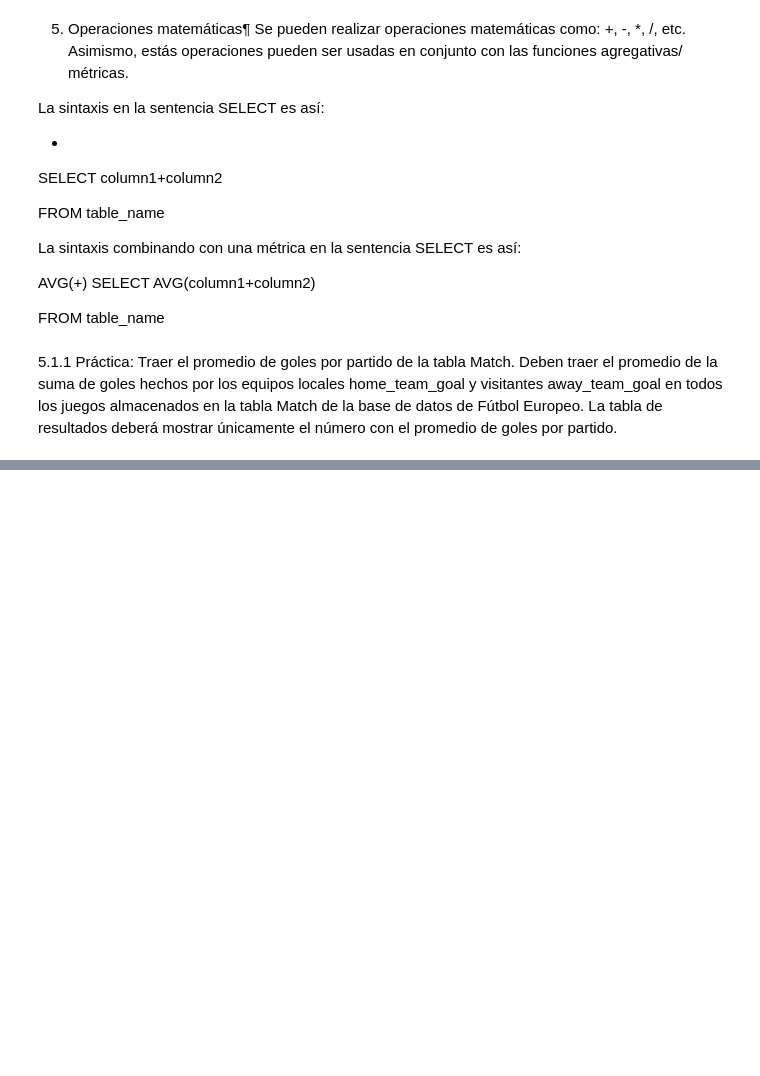
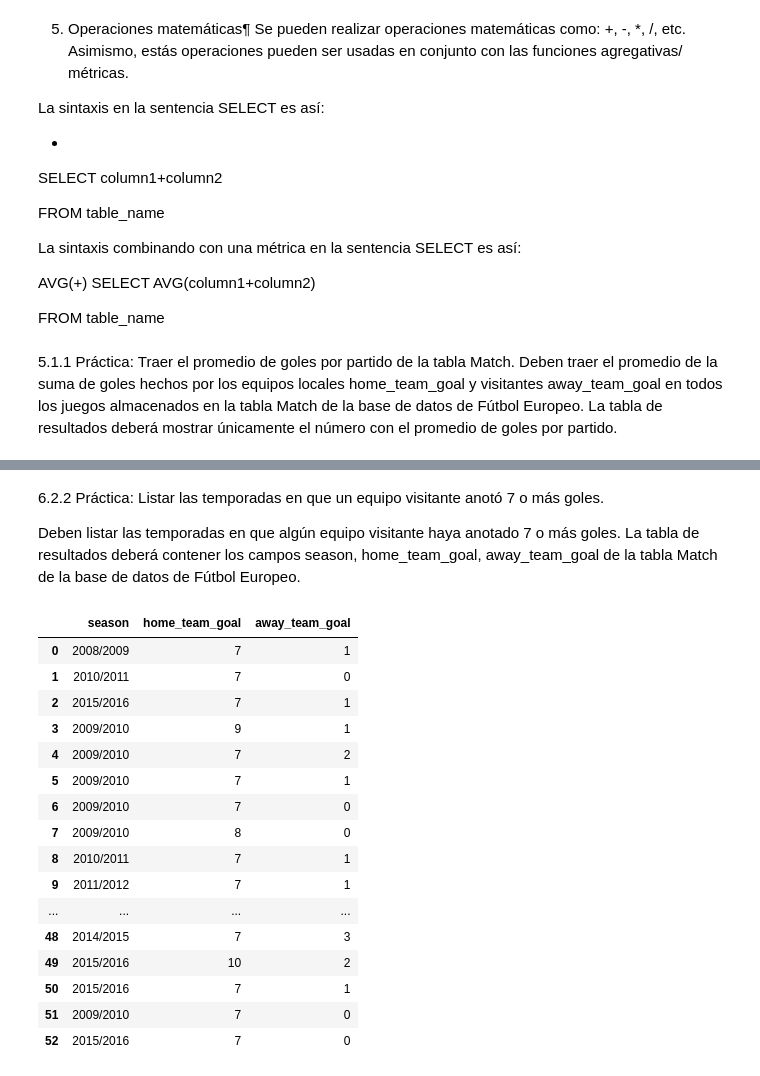
Before and after one commit to hospinabgit/Colab_Tech, a Jupyter notebook: Taller_SQL.ipynb, the cells around one changed output, grey strips where cells are left out. Saved outputs shown, nothing was run; the diff lists cells and outputs as text; code cells hidden in the pictures; blank space fills up the shorter version.

```diff
--- a/Taller_SQL.ipynb
+++ b/Taller_SQL.ipynb
@@ -415,0 +497,28 @@ Deben traer el promedio de la suma de goles hechos por los equipos locales home_
+# %% [markdown]
+6.2.2 Práctica: Listar las temporadas en que un equipo visitante anotó 7 o más goles.
+
+Deben listar las temporadas en que algún equipo visitante haya anotado 7 o más goles. La tabla de resultados deberá contener los campos season, home_team_goal, away_team_goal de la tabla Match de la base de datos de Fútbol Europeo.
+# %%
+query = """ SELECT season, home_team_goal, away_team_goal FROM Match Where home_team_goal >= 7 """
+
+#No modificar lo siguiente:
+away_team_goals = pd.read_sql(query, conn)
+away_team_goals
+# %% [output]
+|  | season | home_team_goal | away_team_goal |
+| 0 | 2008/2009 | 7 | 1 |
+| 1 | 2010/2011 | 7 | 0 |
+| 2 | 2015/2016 | 7 | 1 |
+| 3 | 2009/2010 | 9 | 1 |
+| 4 | 2009/2010 | 7 | 2 |
+| 5 | 2009/2010 | 7 | 1 |
+| 6 | 2009/2010 | 7 | 0 |
+| 7 | 2009/2010 | 8 | 0 |
+| 8 | 2010/2011 | 7 | 1 |
+| 9 | 2011/2012 | 7 | 1 |
+| ... | ... | ... | ... |
+| 48 | 2014/2015 | 7 | 3 |
+| 49 | 2015/2016 | 10 | 2 |
+| 50 | 2015/2016 | 7 | 1 |
+| 51 | 2009/2010 | 7 | 0 |
+| 52 | 2015/2016 | 7 | 0 |
```
Also changed, not shown: parts of 14 cells of this notebook.
